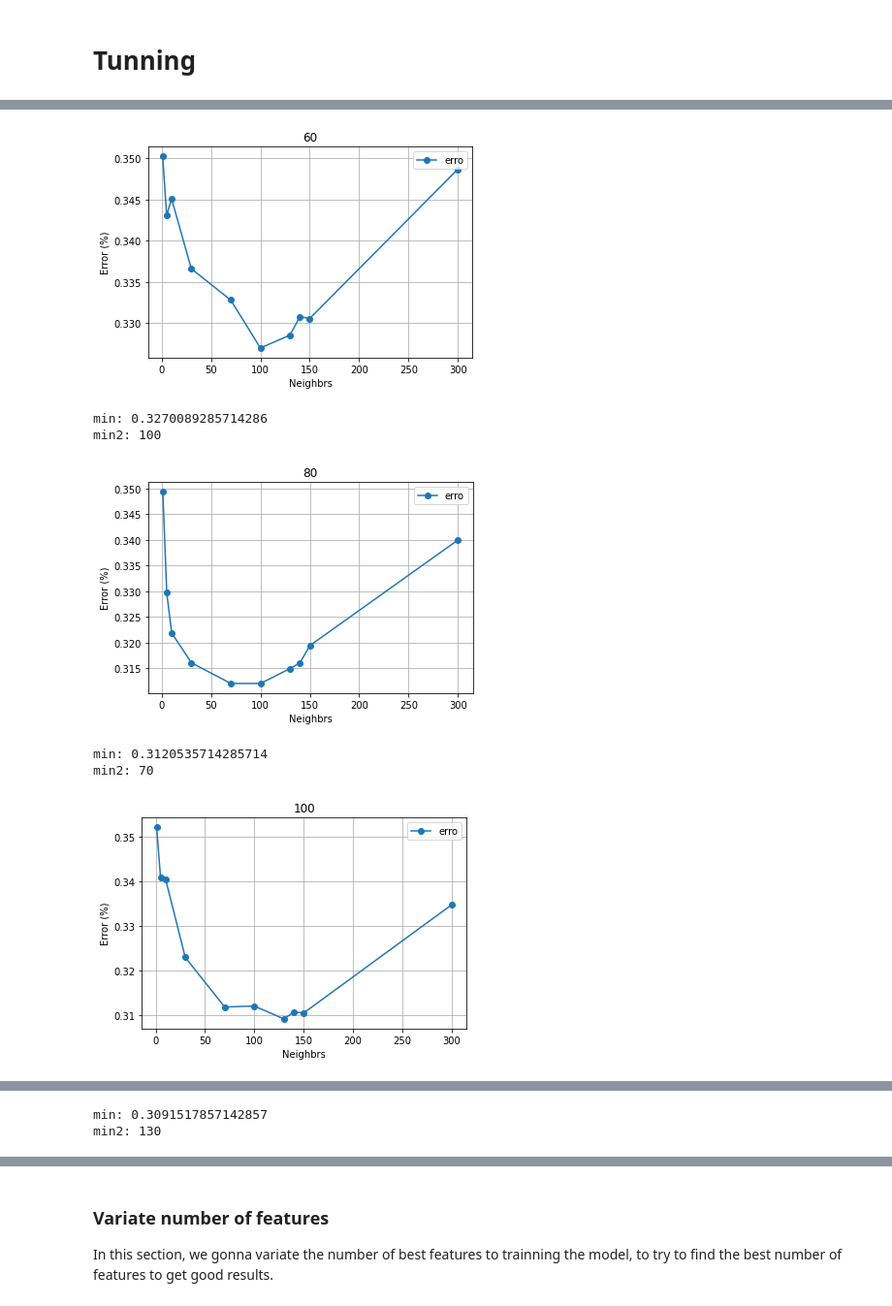
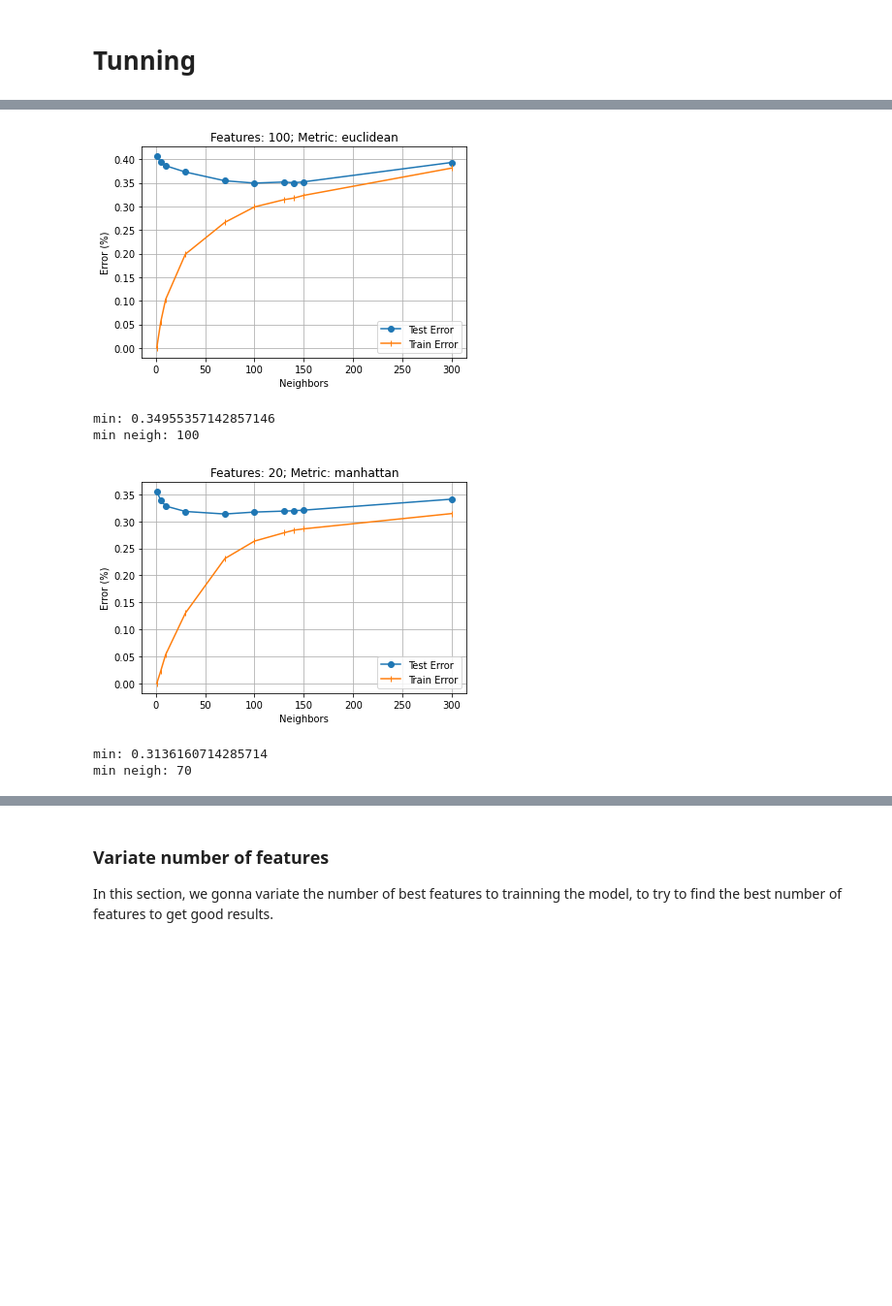
Before and after one commit to luis99fonseca/ED, a Jupyter notebook: ProjectFinal/code.ipynb, the cells around one changed output, grey strips where cells are left out. Shown at 97% size. Drawn from its saved outputs; the diff is of its cells as text; code cells hidden in the pictures; blank space fills up the shorter version.

```diff
--- a/ProjectFinal/code.ipynb
+++ b/ProjectFinal/code.ipynb
@@ -130,9 +136,9 @@ def get_best_x_features(df, dclass, num_features=50):
 
     return dataset[inx].to_numpy(dtype='float')
 # %%
-X = get_best_x_features(X,Y)
-print(f"Features: {len(X[0])}")
-print(f"Records in DB: {len(X)}")
+X_50 = get_best_x_features(X,Y)
+print(f"Features: {len(X_50[0])}")
+print(f"Records in DB: {len(X_50)}")
 print(f"Size Y: {len(Y)}")
 # %% [output]
 Features: 50
@@ -146,6 +152,7 @@ k_fold = StratifiedKFold(n_splits=4)
 def processKFold(model, X, Y):
 
     scores = []
+    train_loss = []
     loss = []
 
     for train_indexes, test_indexes in k_fold.split(X,Y):
@@ -163,10 +170,13 @@ def processKFold(model, X, Y):
 
         Y_pred = model.predict(X_test)
 
+        Y_train_2 = model.predict(X_train)
+
         scores.append(accuracy_score(Y_test, Y_pred))
         loss.append(zero_one_loss(Y_test, Y_pred))
+        train_loss.append(zero_one_loss(Y_train, Y_train_2))
 
-    return np.mean(scores), np.mean(loss), Y_pred == Y_test
+    return np.mean(scores), np.mean(loss), np.mean(train_loss), Y_pred == Y_test
 # %%
 # Multilayer feedforward neural network
 
@@ -192,9 +237,9 @@ def svmLinear(X, Y):
 
     return processKFold(svmLinear, X, Y)
 # %%
-def knn(X, Y, k=5):
+def knn(X, Y, k=5, metric="minkowski"):
 
-    knn_c = KNeighborsClassifier(n_neighbors=k)
+    knn_c = KNeighborsClassifier(n_neighbors=k, metric=metric)
 
     return processKFold(knn_c, X, Y)
 # %% [markdown]
@@ -204,31 +251,40 @@ def knn(X, Y, k=5):
 neighbors = [1, 5, 10, 30, 70, 100, 130, 140, 150, 300]
 #neighbors = [130, 140, 141]
 
-num_features = [5, 20, 40 ,60, 80, 100, 120]
+num_features = [40]
+num_features = [20, 40 ,80, 100]
+metrics_list = ["euclidean", "manhattan", "chebyshev", "minkowski"]
 
 acc_knn = []
 err_knn = []
-for f in num_features:
-    acc_knn = []
-    err_knn = []
-    for i in neighbors:
 
-        X_new = get_best_x_features(X,Y, f)
+train_loss = []
 
-        r = knn(X_new, Y, i)
-        #print(r)
-        acc_knn.append(r[0])
-        err_knn.append(r[1])
+for m in metrics_list:
+    for f in num_features:
+        acc_knn = []
+        err_knn = []
+        train_loss = []
+        for i in neighbors:
+
+            X_new = get_best_x_features(X,Y, f)
+
+            r = knn(X_new, Y, i, m)
+            #print(r)
+            acc_knn.append(r[0])
+            err_knn.append(r[1])
+            train_loss.append(r[2])
 
 
-    #plt.plot(neighbors, acc_knn, marker="o" ,label="MPL8")
-    plt.plot(neighbors, err_knn, marker="o" ,label="erro")
-    plt.legend()
-    plt.xlabel("Neighbrs")
-    plt.ylabel("Error (%)")
-    plt.title(str(f))
-    plt.grid()
-    plt.show()
-    print("min:", np.min(err_knn))
-    print("min2:", neighbors[np.argmin(err_knn)])
+        plt.plot(neighbors, err_knn, marker="o" ,label="Test Error")
+        plt.plot(neighbors, train_loss, marker="|" ,label="Train Error")
+
+        plt.legend()
+        plt.xlabel("Neighbors")
+        plt.ylabel("Error (%)")
+        plt.title("Features: " + str(f) + "; Metric: " + m )
+        plt.grid()
+        plt.show()
+        print("min:", np.min(err_knn))
+        print("min neigh:", neighbors[np.argmin(err_knn)])
 # %% [output]
@@ -244,7 +300,6 @@ min2: 140
-[figure, old version]
+[figure, new version]
-min: 0.3270089285714286
-min2: 100
+min: 0.34955357142857146
+min neigh: 100
-[figure, old version]
+[figure, new version]
-min: 0.3120535714285714
-min2: 70
+min: 0.3136160714285714
+min neigh: 70
-[figure, removed]
@@ -254,2 +306,0 @@ min2: 130
-min: 0.3091517857142857
-min2: 130
```
Also changed, not shown: parts of 27 cells of this notebook.
